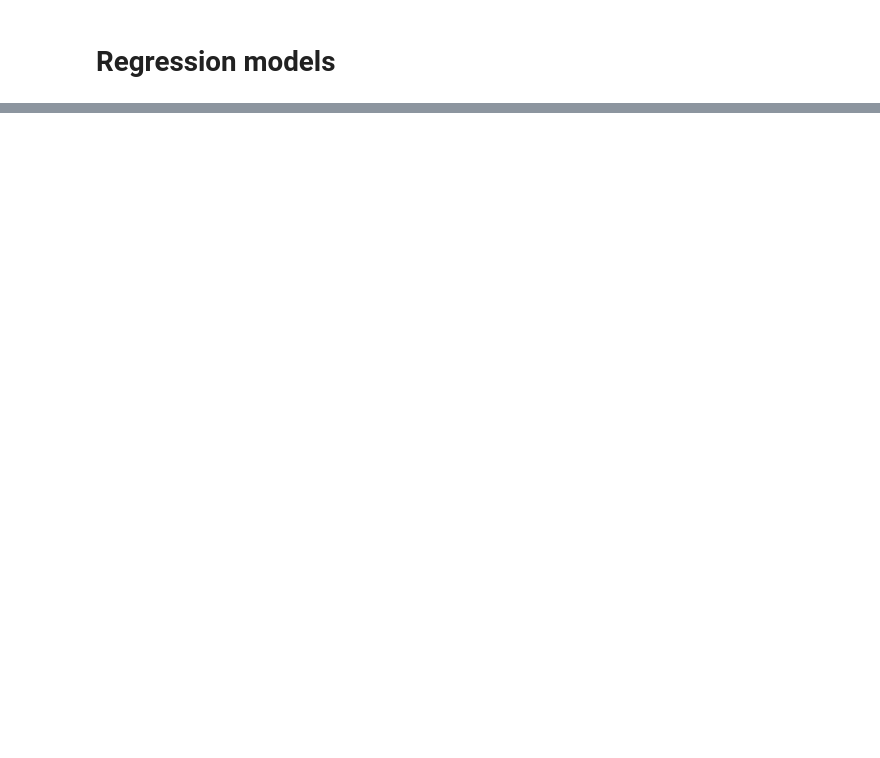
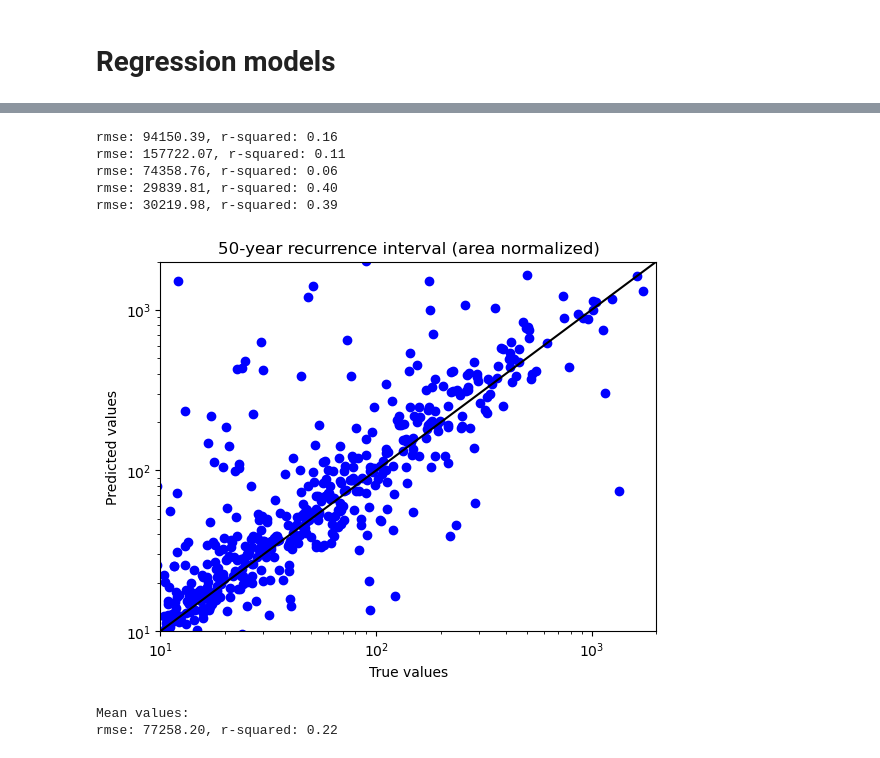
Before and after one commit to NWC-CUAHSI-Summer-Institute/data_science_principals, a Jupyter notebook: 04_regression/regression_models.ipynb, the cells around one changed output, grey strips where cells are left out. Saved outputs shown, nothing was run; the diff lists cells and outputs as text; code cells hidden in the pictures; blank space fills up the shorter version.

Commit message:
regression works on recurrence intervals

```diff
--- a/04_regression/regression_models.ipynb
+++ b/04_regression/regression_models.ipynb
@@ -40,7 +38,7 @@ def regress_recurrence(df_attributes, df_recurrence_intervals, target_ri_period)
         A_train, A_test = A[train_index], A[test_index]
 
         rf = RandomForestRegressor(n_estimators=100, random_state=42,
-                                      criterion="mae", min_samples_leaf=1,
+                                      criterion="absolute_error", min_samples_leaf=1,
                                       min_samples_split=2, max_depth=None,
                                       min_weight_fraction_leaf=0)
 
@@ -68,3 +66,14 @@ def regress_recurrence(df_attributes, df_recurrence_intervals, target_ri_period)
     plt.show()
     print('Mean values:')
     print(f'rmse: {np.mean(rmse_list):.2f}, r-squared: {np.mean(r_sq_list):.2f}')
+# %%
+regress_recurrence(df_attributes, df_recurrence_intervals, 50)
+# %% [output]
+rmse: 94150.39, r-squared: 0.16
+rmse: 157722.07, r-squared: 0.11
+rmse: 74358.76, r-squared: 0.06
+rmse: 29839.81, r-squared: 0.40
+rmse: 30219.98, r-squared: 0.39
+[figure, added]
+Mean values:
+rmse: 77258.20, r-squared: 0.22
```
Also changed, not shown: parts of 1 cell of this notebook.
